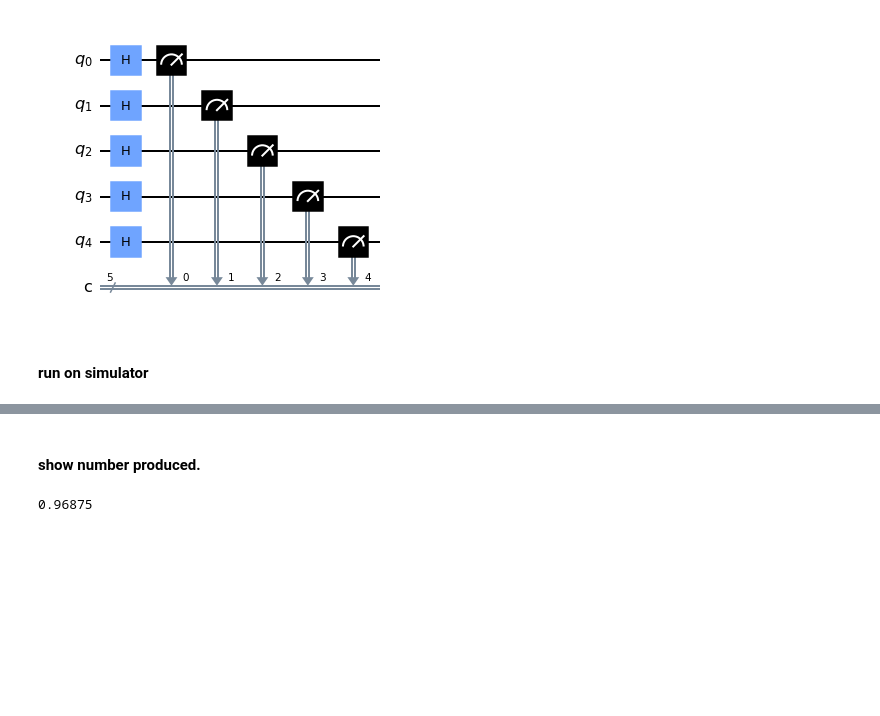
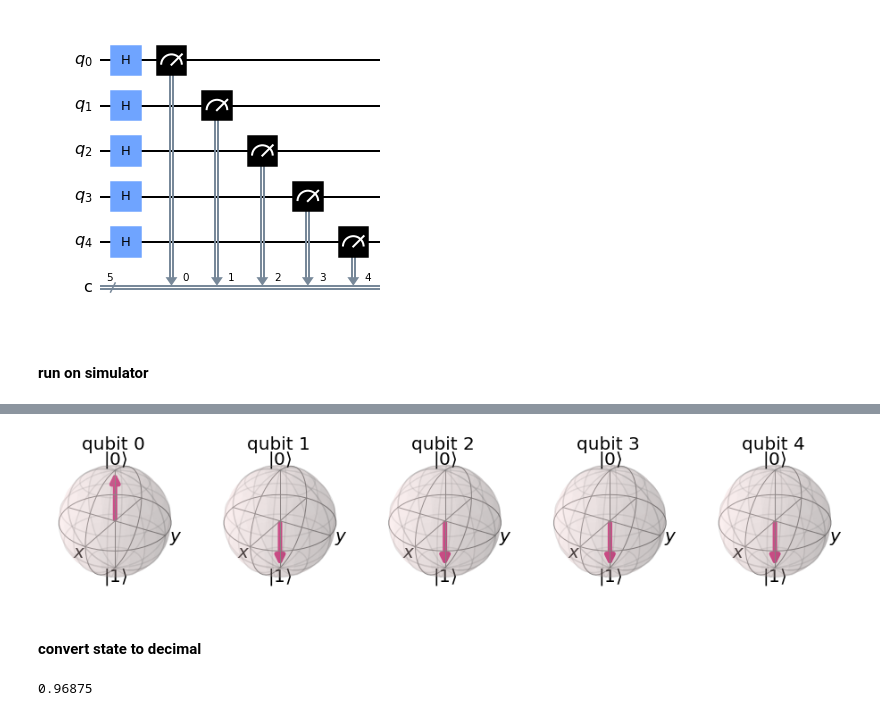
Before and after one commit to rohannakra/Quantum-Random-Number-Generator, a Jupyter notebook: main.ipynb, the cells around one changed output, grey strips where cells are left out. Drawn from its saved outputs; the diff is of its cells as text; code cells hidden in the pictures; blank space fills up the shorter version.

Commit message:
Experimenting with statevector.

```diff
--- a/main.ipynb
+++ b/main.ipynb
@@ -35,10 +34,19 @@ qc.draw(output='mpl')
 # %% [markdown]
 #### run on simulator
 # %%
-simulator = Aer.get_backend('qasm_simulator')
+# simulator = Aer.get_backend('qasm_simulator')
 
-result = execute(qc, simulator, shots=1, memory=True).result()
-state = result.get_memory(qc)[0]
+# result = execute(qc, simulator, shots=1, memory=True).result()
+# state = result.get_memory(qc)[0]
 
-print('statevector ->', state)
+# print('statevector ->', state)
+
+simulator = Aer.get_backend('statevector_simulator')
+
+job = simulator.run(qobj)
+statevector = job.result().get_statevector()
+
+plot_bloch_multivector(statevector)
+
+array_to_latex(statevector)
 # %% [output]
@@ -46,5 +89,9 @@ statevector -> 11111
-# %% [markdown]
-#### show number produced.
+# %%
+plot_bloch_multivector(statevector)
+# %% [output]
+[figure, added]
+# %% [markdown]
+#### convert state to decimal
 # %%
 def convert(state):
 
```
Also changed, not shown: parts of 4 cells of this notebook.
